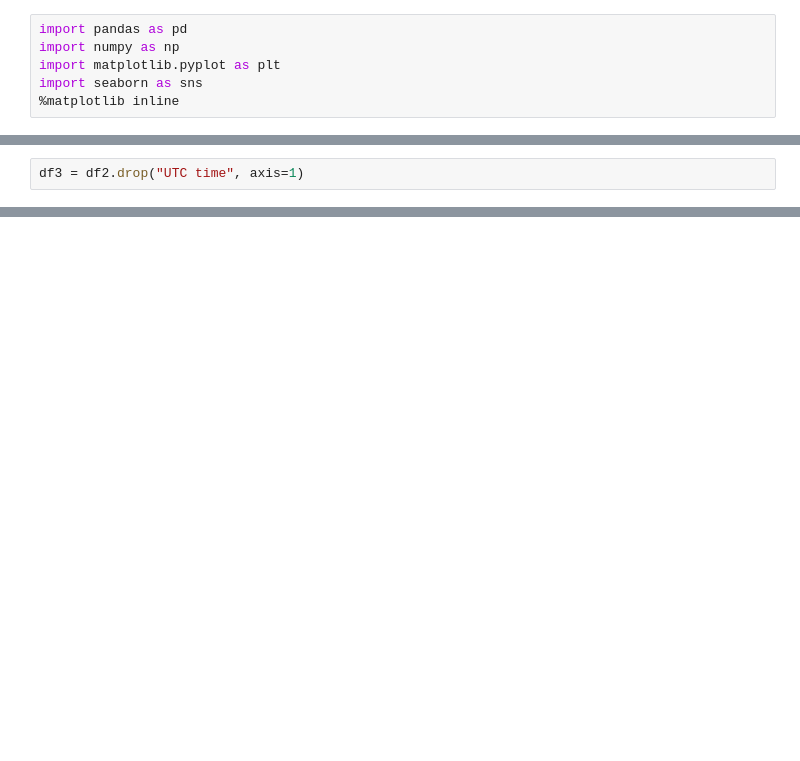
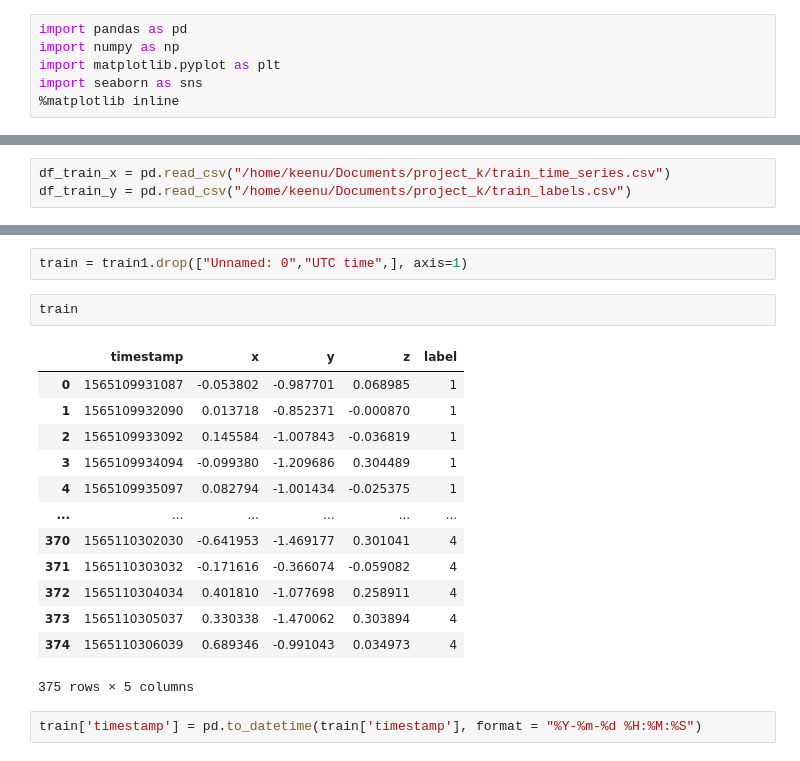
Before and after one commit to Kiran2115/physical_activity, a Jupyter notebook: physical_activity.ipynb, the cells around one changed output, grey strips where cells are left out. Cells and saved outputs as stored; diff of their text form; blank space fills up the shorter version.

```diff
--- a/physical_activity.ipynb
+++ b/physical_activity.ipynb
@@ -28,2 +6,0 @@ df2 = df1.drop("accuracy", axis=1)
-# %%
-df3 = df2.drop("UTC time", axis=1)
@@ -128,0 +7,3 @@ sns.pairplot(final, hue="label")
+# %%
+df_train_x = pd.read_csv("/home/keenu/Documents/project_k/train_time_series.csv")
+df_train_y = pd.read_csv("/home/keenu/Documents/project_k/train_labels.csv")
@@ -128,0 +113,20 @@ sns.pairplot(final, hue="label")
+# %%
+train = train1.drop(["Unnamed: 0","UTC time",], axis=1)
+# %%
+train
+# %% [output]
+|  | timestamp | x | y | z | label |
+| 0 | 1565109931087 | -0.053802 | -0.987701 | 0.068985 | 1 |
+| 1 | 1565109932090 | 0.013718 | -0.852371 | -0.000870 | 1 |
+| 2 | 1565109933092 | 0.145584 | -1.007843 | -0.036819 | 1 |
+| 3 | 1565109934094 | -0.099380 | -1.209686 | 0.304489 | 1 |
+| 4 | 1565109935097 | 0.082794 | -1.001434 | -0.025375 | 1 |
+| ... | ... | ... | ... | ... | ... |
+| 370 | 1565110302030 | -0.641953 | -1.469177 | 0.301041 | 4 |
+| 371 | 1565110303032 | -0.171616 | -0.366074 | -0.059082 | 4 |
+| 372 | 1565110304034 | 0.401810 | -1.077698 | 0.258911 | 4 |
+| 373 | 1565110305037 | 0.330338 | -1.470062 | 0.303894 | 4 |
+| 374 | 1565110306039 | 0.689346 | -0.991043 | 0.034973 | 4 |
+375 rows × 5 columns
+# %%
+train['timestamp'] = pd.to_datetime(train['timestamp'], format = "%Y-%m-%d %H:%M:%S")
```
Also changed, not shown: parts of 34 cells of this notebook.
